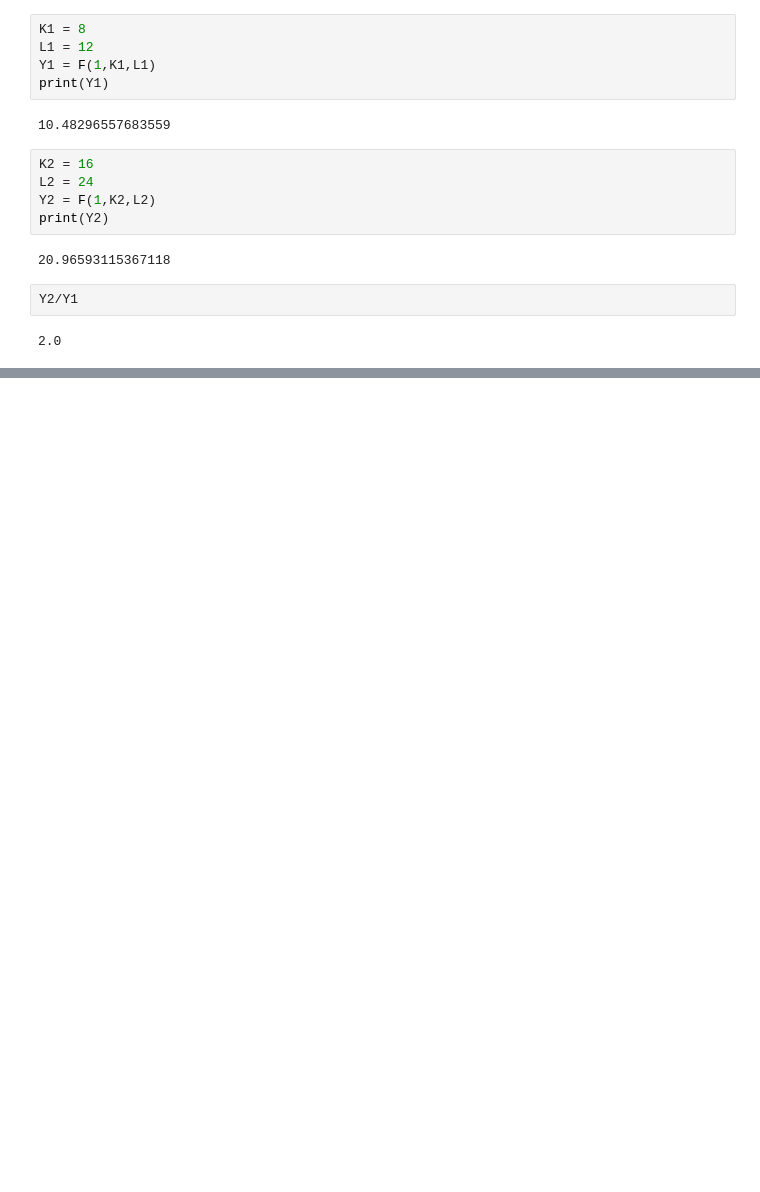
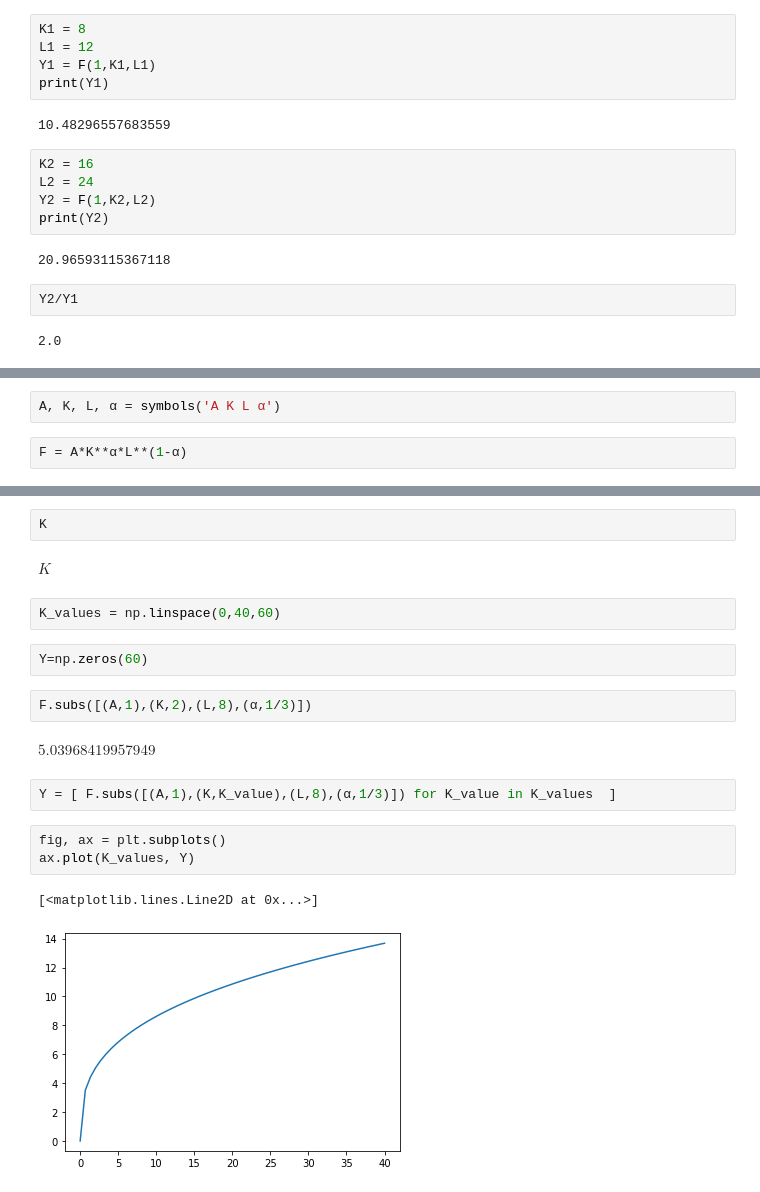
Before and after one commit to weix1996/lectures, a Jupyter notebook: Lecture 9 Solow Growth Model.ipynb, the cells around one changed output, grey strips where cells are left out. Drawn from its saved outputs; the diff is of its cells as text; blank space fills up the shorter version.

```diff
--- a/Lecture 9 Solow Growth Model.ipynb
+++ b/Lecture 9 Solow Growth Model.ipynb
@@ -36,0 +65,4 @@ Y2/Y1
+# %%
+A, K, L, α = symbols('A K L α')
+# %%
+F = A*K**α*L**(1-α)
@@ -36,0 +83,20 @@ Y2/Y1
+# %%
+K
+# %% [output]
+$\displaystyle K$
+# %%
+K_values = np.linspace(0,40,60)
+# %%
+Y=np.zeros(60)
+# %%
+F.subs([(A,1),(K,2),(L,8),(α,1/3)])
+# %% [output]
+$\displaystyle 5.03968419957949$
+# %%
+Y = [ F.subs([(A,1),(K,K_value),(L,8),(α,1/3)]) for K_value in K_values  ]
+# %%
+fig, ax = plt.subplots()
+ax.plot(K_values, Y)
+# %% [output]
+[<matplotlib.lines.Line2D at 0x...>]
+[figure, added]
```
Also changed, not shown: parts of 12 cells of this notebook, 1 other file.
